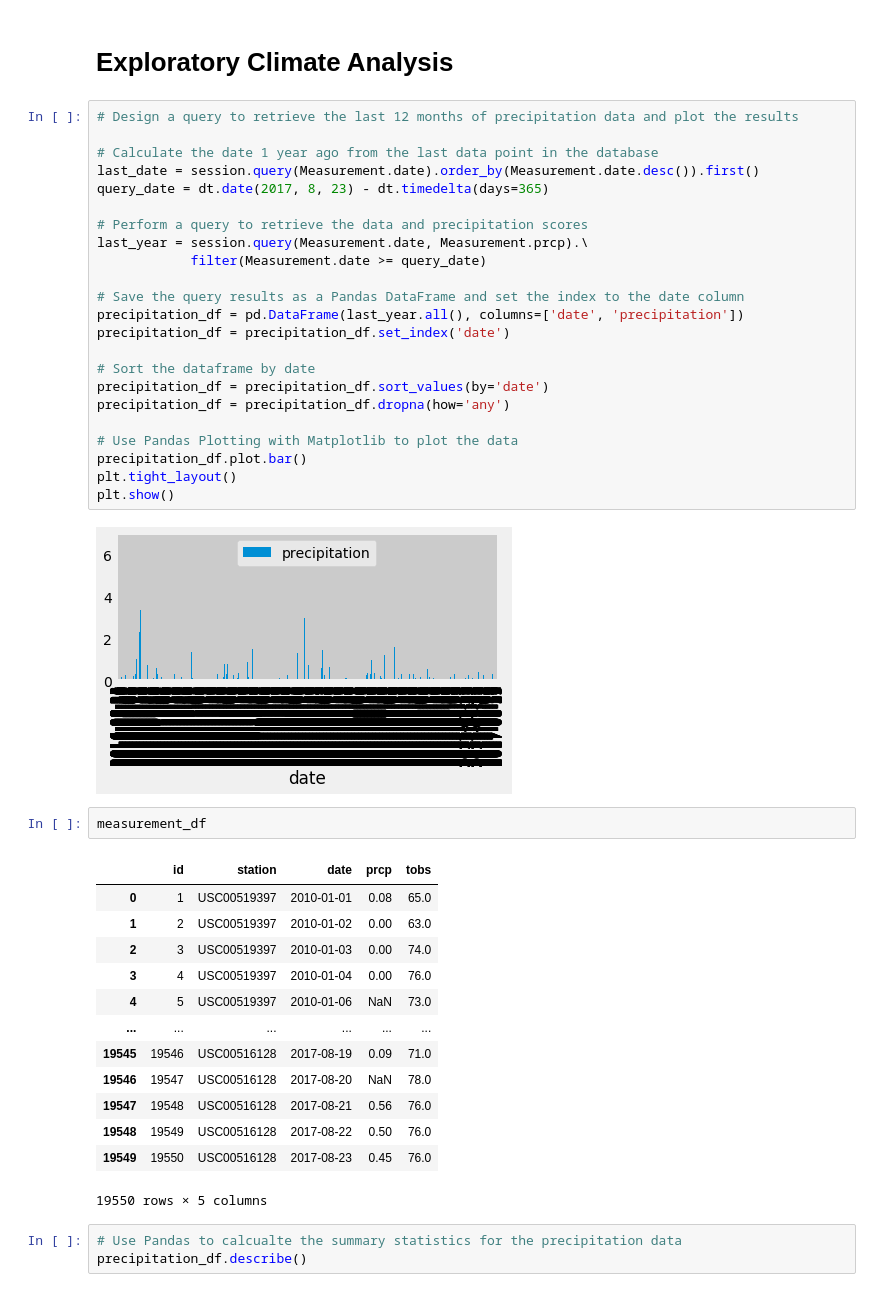
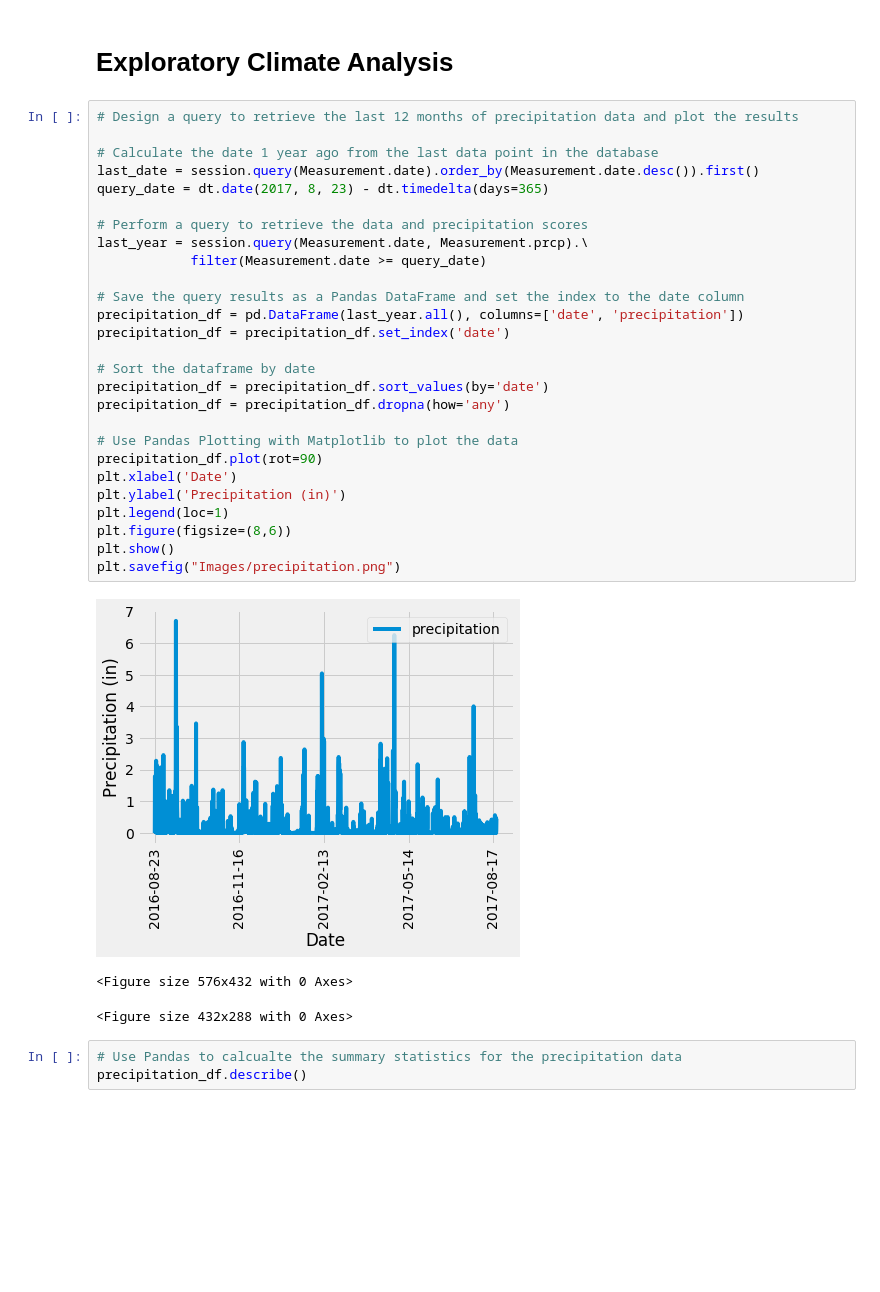
Before and after one commit to jnugent13/sqlalchemy-challenge, a Jupyter notebook: climate_starter.ipynb, the cells around one changed output. Cells and saved outputs as stored; diff of their text form; blank space fills up the shorter version.

Commit message:
Labels now visible on chart

```diff
--- a/climate_starter.ipynb
+++ b/climate_starter.ipynb
@@ -43,44 +43,34 @@ session = Session(engine)
 # %%
 # Design a query to retrieve the last 12 months of precipitation data and plot the results
 
 # Calculate the date 1 year ago from the last data point in the database
 last_date = session.query(Measurement.date).order_by(Measurement.date.desc()).first()
 query_date = dt.date(2017, 8, 23) - dt.timedelta(days=365)
 
 # Perform a query to retrieve the data and precipitation scores
 last_year = session.query(Measurement.date, Measurement.prcp).\
             filter(Measurement.date >= query_date)
 
 # Save the query results as a Pandas DataFrame and set the index to the date column
 precipitation_df = pd.DataFrame(last_year.all(), columns=['date', 'precipitation'])
 precipitation_df = precipitation_df.set_index('date')
 
 # Sort the dataframe by date
 precipitation_df = precipitation_df.sort_values(by='date')
 precipitation_df = precipitation_df.dropna(how='any')
 
 # Use Pandas Plotting with Matplotlib to plot the data
-precipitation_df.plot.bar()
-plt.tight_layout()
+precipitation_df.plot(rot=90)
+plt.xlabel('Date')
+plt.ylabel('Precipitation (in)')
+plt.legend(loc=1)
+plt.figure(figsize=(8,6))
 plt.show()
+plt.savefig("Images/precipitation.png")
 # %% [output]
-[figure, old version]
+[figure, new version]
+<Figure size 576x432 with 0 Axes>
+<Figure size 432x288 with 0 Axes>
-# %%
-measurement_df
-# %% [output]
-|  | id | station | date | prcp | tobs |
-| 0 | 1 | USC00519397 | 2010-01-01 | 0.08 | 65.0 |
-| 1 | 2 | USC00519397 | 2010-01-02 | 0.00 | 63.0 |
-| 2 | 3 | USC00519397 | 2010-01-03 | 0.00 | 74.0 |
-| 3 | 4 | USC00519397 | 2010-01-04 | 0.00 | 76.0 |
-| 4 | 5 | USC00519397 | 2010-01-06 | NaN | 73.0 |
-| ... | ... | ... | ... | ... | ... |
-| 19545 | 19546 | USC00516128 | 2017-08-19 | 0.09 | 71.0 |
-| 19546 | 19547 | USC00516128 | 2017-08-20 | NaN | 78.0 |
-| 19547 | 19548 | USC00516128 | 2017-08-21 | 0.56 | 76.0 |
-| 19548 | 19549 | USC00516128 | 2017-08-22 | 0.50 | 76.0 |
-| 19549 | 19550 | USC00516128 | 2017-08-23 | 0.45 | 76.0 |
-19550 rows × 5 columns
 # %%
 # Use Pandas to calcualte the summary statistics for the precipitation data
 precipitation_df.describe()
```
Also changed, not shown: parts of 1 cell of this notebook.
